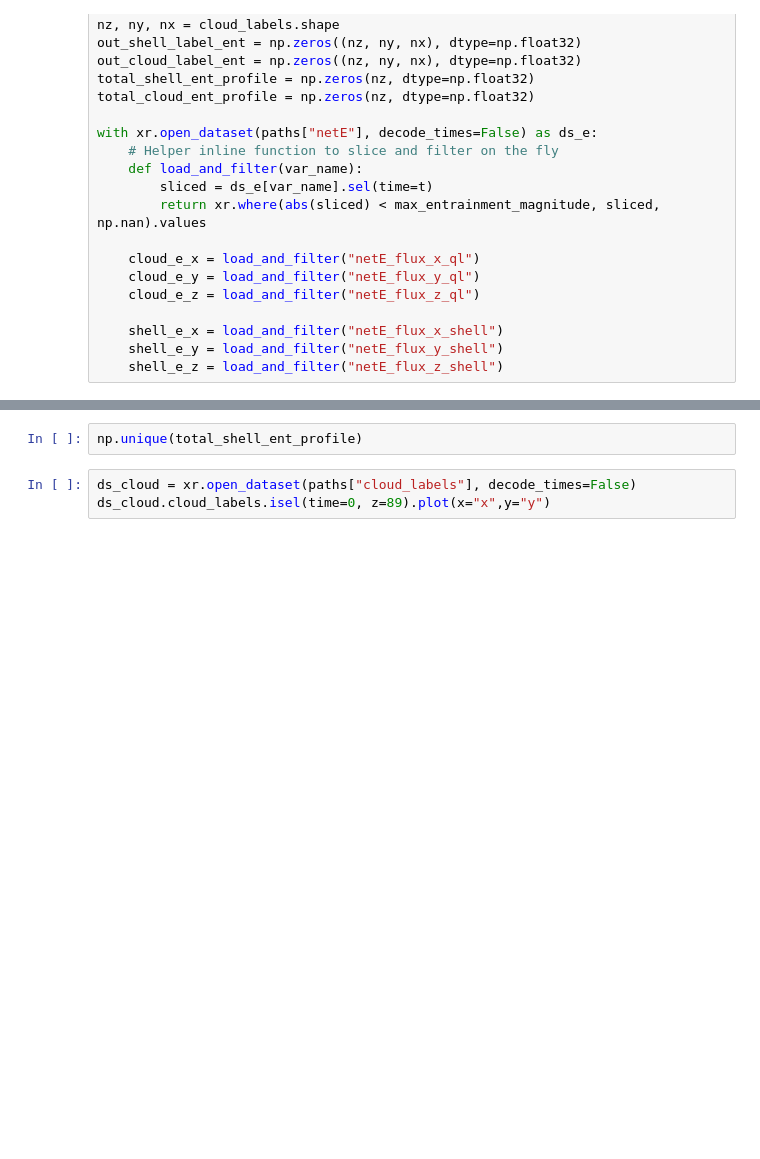
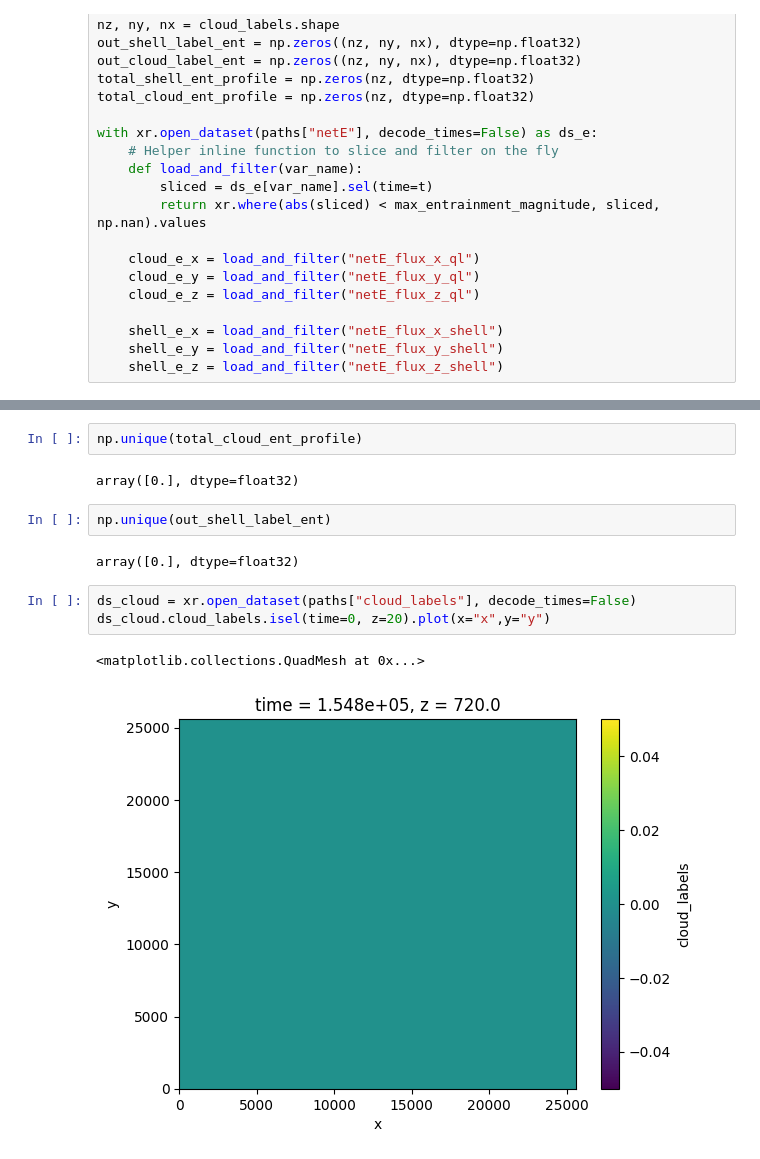
Before and after one commit to BenjaminBeselJr/3DSA-File-Makers, a Jupyter notebook: Development/entrainment_timeslice_testing.ipynb, the cells around one changed output, grey strips where cells are left out. Cells and saved outputs as stored; diff of their text form; blank space fills up the shorter version.

```diff
--- a/Development/entrainment_timeslice_testing.ipynb
+++ b/Development/entrainment_timeslice_testing.ipynb
@@ -197,8 +222,17 @@ np.unique(sliced)
 array([-14889.848, -14841.085, -14798.278, ...,   8621.657,   8758.978,
               nan], dtype=float32)
 # %%
-np.unique(total_shell_ent_profile)
+np.unique(total_cloud_ent_profile)
+# %% [output]
+array([0.], dtype=float32)
+# %%
+np.unique(out_shell_label_ent)
+# %% [output]
+array([0.], dtype=float32)
 # %%
 ds_cloud = xr.open_dataset(paths["cloud_labels"], decode_times=False)
-ds_cloud.cloud_labels.isel(time=0, z=89).plot(x="x",y="y")
+ds_cloud.cloud_labels.isel(time=0, z=20).plot(x="x",y="y")
+# %% [output]
+<matplotlib.collections.QuadMesh at 0x...>
+[figure, added]
 # %%
```
Also changed, not shown: parts of 9 cells of this notebook, 13 other files.
